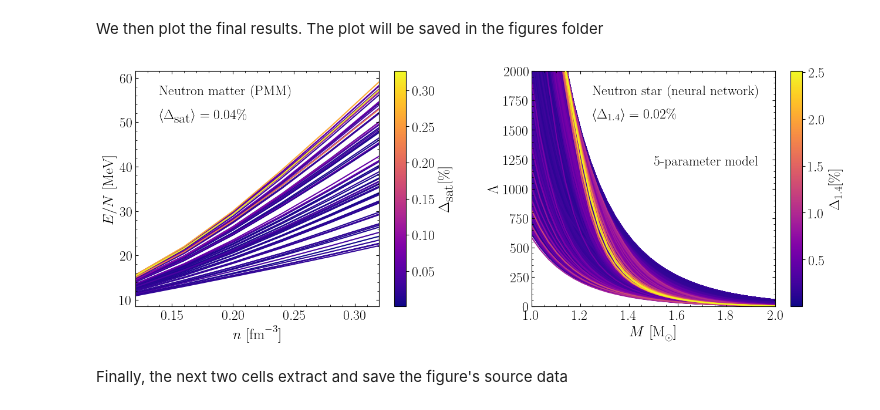
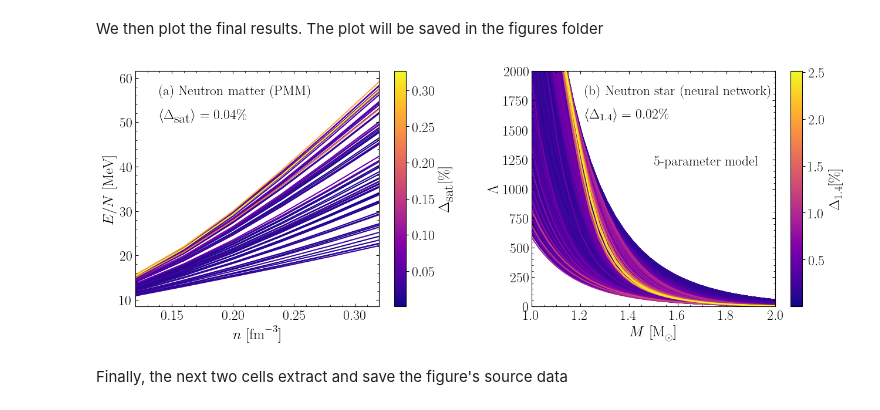
Before and after one commit to svisak/multimessenger_3N_constraints, a Jupyter notebook: plot_fig1.ipynb, the cells around one changed output. Drawn from its saved outputs; the diff is of its cells as text; code cells hidden in the pictures.

```diff
--- a/plot_fig1.ipynb
+++ b/plot_fig1.ipynb
@@ -130,43 +130,43 @@ s.ax.tick_params(labelsize=fontsize-1)
 ax[0].set_xlabel(r'$n \ \textrm{[fm}^{-3}\textrm{]}$',fontsize=fontsize)
 ax[0].set_ylabel(r'$E/N \ \textrm{[MeV]}$',fontsize=fontsize)
 
-ax[0].text(0.1,0.9,r'\textrm{Neutron matter (PMM)}',fontsize=fontsize-1,transform = ax[0].transAxes)
+ax[0].text(0.1,0.9,r'\textrm{(a) Neutron matter (PMM)}',fontsize=fontsize-1,transform = ax[0].transAxes)
 ax[0].text(0.1,0.8,r'$\langle \Delta_\textrm{sat} \rangle = 0.04 \%$',fontsize=fontsize-1,transform = ax[0].transAxes)
 
 norm = colors.Normalize(np.amin(PU_NN), np.amax(PU_NN))
 
 for i in tqdm(range(len(y_true_14))[:]):
     ax[1].plot( M_grid, 10**y_pred[i],color=cmap(norm(PU_NN[i])) ,zorder=PU_NN[i] )
 
 s = fig.colorbar(cm.ScalarMappable(norm=norm, cmap=cmap), ax=ax[1])
 s.ax.set_ylabel(r'$\Delta_{1.4} [\%]$',fontsize=fontsize)
 s.ax.tick_params(labelsize=fontsize-1)
 
 ax[1].set_xlabel(r'$M \ \textrm{[M}_\odot$\textrm{]}',fontsize=fontsize)
 ax[1].set_ylabel(r'$\Lambda$',fontsize=fontsize)
 
 ax[0].set_xlim(left = 0.12, right = 0.32)
 
 ax[1].set_ylim(top=2000,bottom=0)
 ax[1].set_xlim(left = 1, right = 2)
 
 ax[0].minorticks_on()
 ax[1].minorticks_on()
 
 ax[0].tick_params(axis='both',which='both',direction='in',bottom=True,top=True,left=True,right=True,labelsize=fontsize-1)
 ax[1].tick_params(axis='both',which='both',direction='in',bottom=True,top=True,left=True,right=True,labelsize=fontsize-1)
 
-ax[1].text(0.25,0.9,r'\textrm{Neutron star (neural network)}',fontsize=fontsize-1,transform = ax[1].transAxes)
-ax[1].text(0.25,0.8,r'$\langle \Delta_{1.4} \rangle = 0.02 \%$',fontsize=fontsize-1,transform = ax[1].transAxes)
+ax[1].text(0.22,0.9,r'\textrm{(b) Neutron star (neural network)}',fontsize=fontsize-1,transform = ax[1].transAxes)
+ax[1].text(0.22,0.8,r'$\langle \Delta_{1.4} \rangle = 0.02 \%$',fontsize=fontsize-1,transform = ax[1].transAxes)
 ax[1].text(0.5,0.6,r'$\textrm{5-parameter model}$',fontsize=fontsize-1,transform = ax[1].transAxes)
 
 plt.tight_layout()
 
 plt.subplots_adjust(wspace=0.3)
 
 plt.savefig('figures/emulators.pdf',bbox_inches='tight')
 # %% [output]
-[figure, old version]
+[figure, new version]
 # %% [markdown]
 Finally, the next two cells extract and save the figure's source data
 # %%
```
Also changed, not shown: parts of 1 cell of this notebook, 6 other files.
